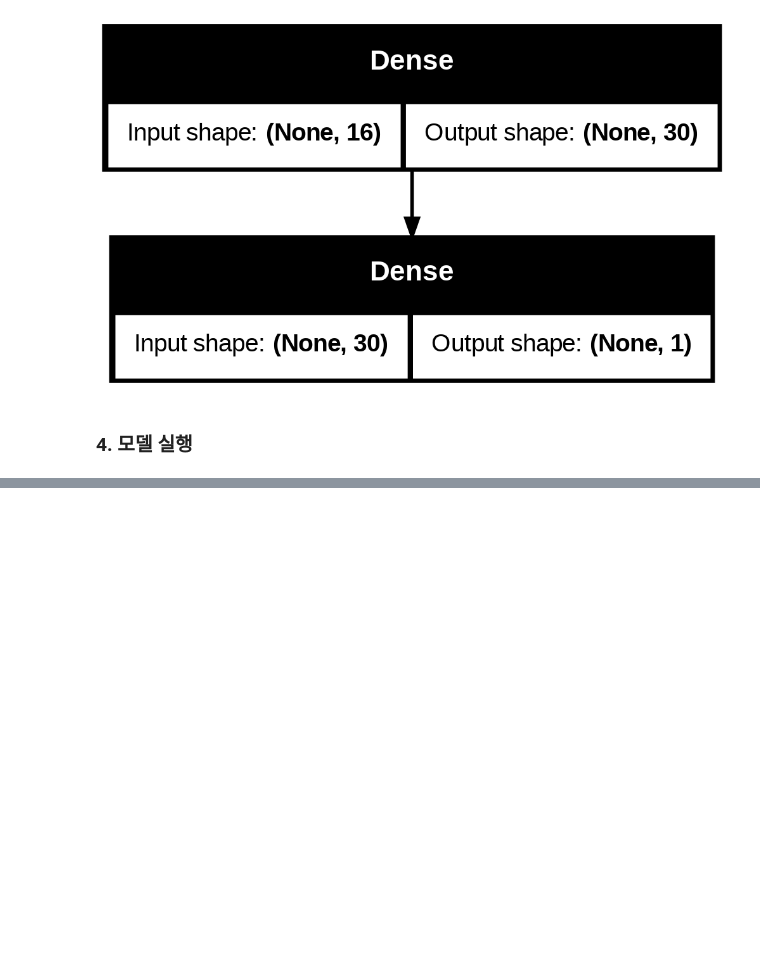
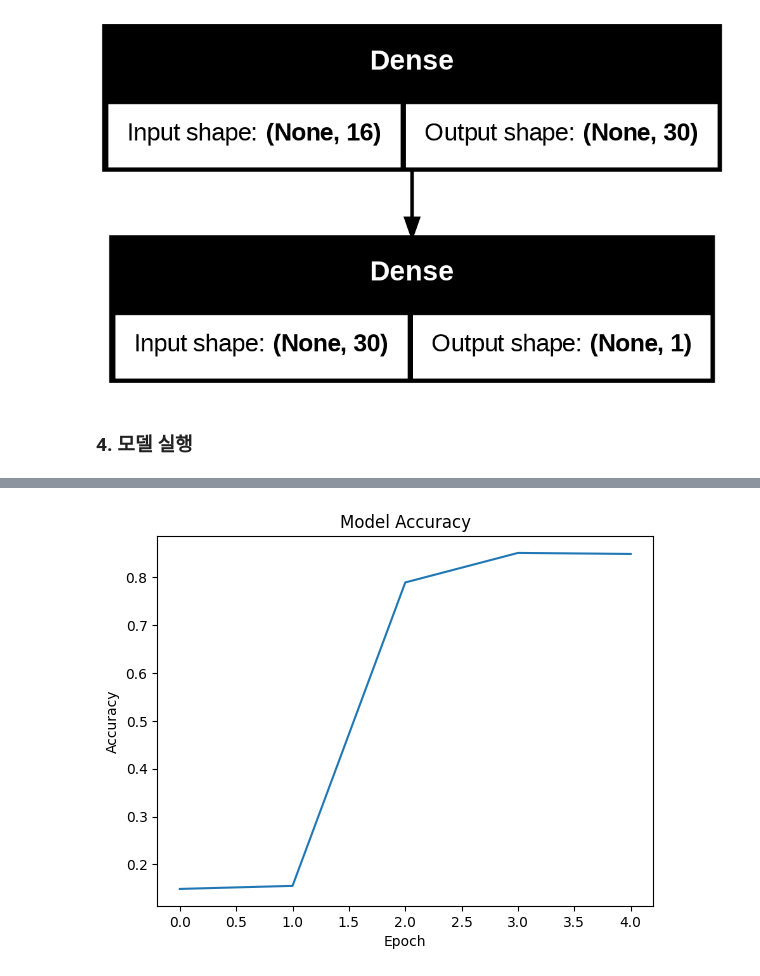
Before and after one commit to yeonmi02/deep-learning-practice, a Jupyter notebook: easy_deep_learning_principle_ipynb.ipynb, the cells around one changed output, grey strips where cells are left out. Drawn from its saved outputs; the diff is of its cells as text; code cells hidden in the pictures; blank space fills up the shorter version.

```diff
--- a/easy_deep_learning_principle_ipynb.ipynb
+++ b/easy_deep_learning_principle_ipynb.ipynb
@@ -66,0 +115,8 @@ Epoch 5/5
+# %%
+plt.plot(history.history['accuracy'])
+plt.xlabel('Epoch')
+plt.ylabel('Accuracy')
+plt.title('Model Accuracy')
+plt.show()
+# %% [output]
+[figure, added]
```
Also changed, not shown: parts of 13 cells of this notebook.
